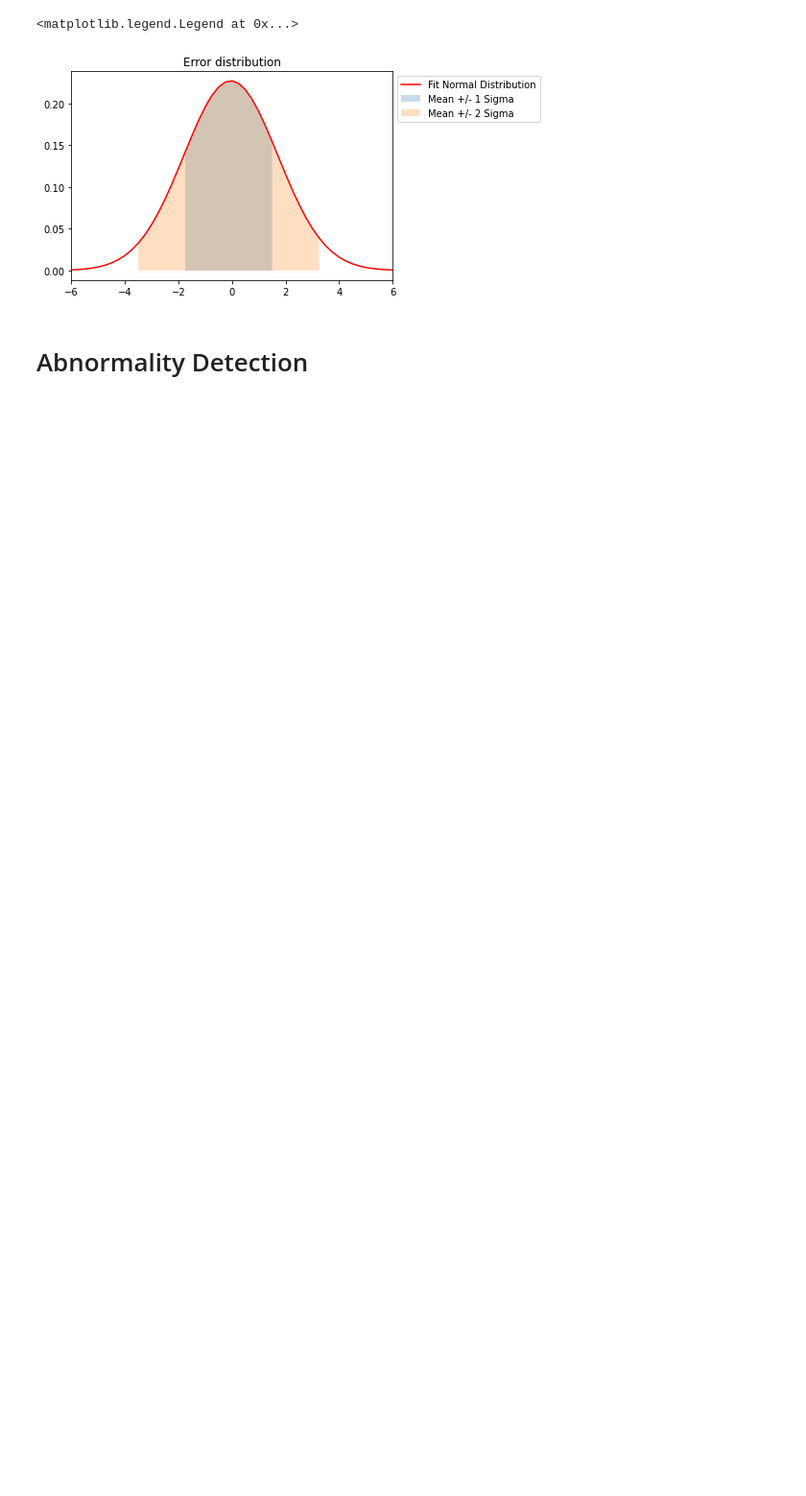
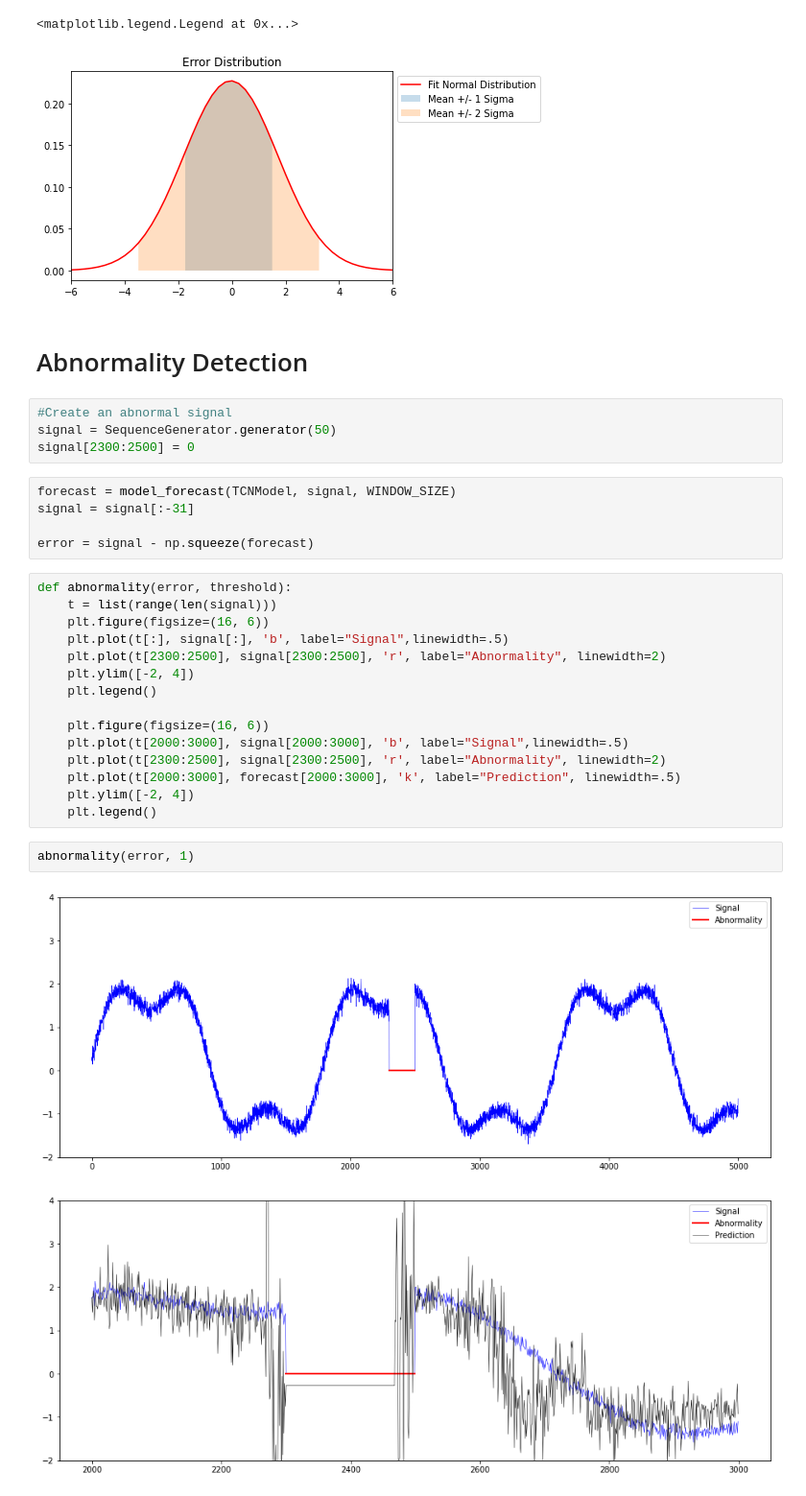
Before and after one commit to pprestridge/TCN_Literature, a Jupyter notebook: TCN Abnormality Detection.ipynb, the cells around one changed output. Shown at 96% size. Drawn from its saved outputs; the diff is of its cells as text; blank space fills up the shorter version.

Commit message:
Added Abnormality Detection WiP

```diff
--- a/TCN Abnormality Detection.ipynb
+++ b/TCN Abnormality Detection.ipynb
@@ -265,3 +265,32 @@ plt.legend(bbox_to_anchor=(1,1), loc="upper left")
 [figure]
 # %% [markdown]
 # Abnormality Detection
+# %%
+#Create an abnormal signal
+signal = SequenceGenerator.generator(50)
+signal[2300:2500] = 0
+# %%
+forecast = model_forecast(TCNModel, signal, WINDOW_SIZE)
+signal = signal[:-31]
+
+error = signal - np.squeeze(forecast)
+# %%
+def abnormality(error, threshold):
+    t = list(range(len(signal)))
+    plt.figure(figsize=(16, 6))
+    plt.plot(t[:], signal[:], 'b', label="Signal",linewidth=.5)
+    plt.plot(t[2300:2500], signal[2300:2500], 'r', label="Abnormality", linewidth=2)
+    plt.ylim([-2, 4])
+    plt.legend()
+
+    plt.figure(figsize=(16, 6))
+    plt.plot(t[2000:3000], signal[2000:3000], 'b', label="Signal",linewidth=.5)
+    plt.plot(t[2300:2500], signal[2300:2500], 'r', label="Abnormality", linewidth=2)
+    plt.plot(t[2000:3000], forecast[2000:3000], 'k', label="Prediction", linewidth=.5)
+    plt.ylim([-2, 4])
+    plt.legend()
+# %%
+abnormality(error, 1)
+# %% [output]
+[figure, added]
+[figure, added]
```
Also changed, not shown: parts of 1 cell of this notebook.
